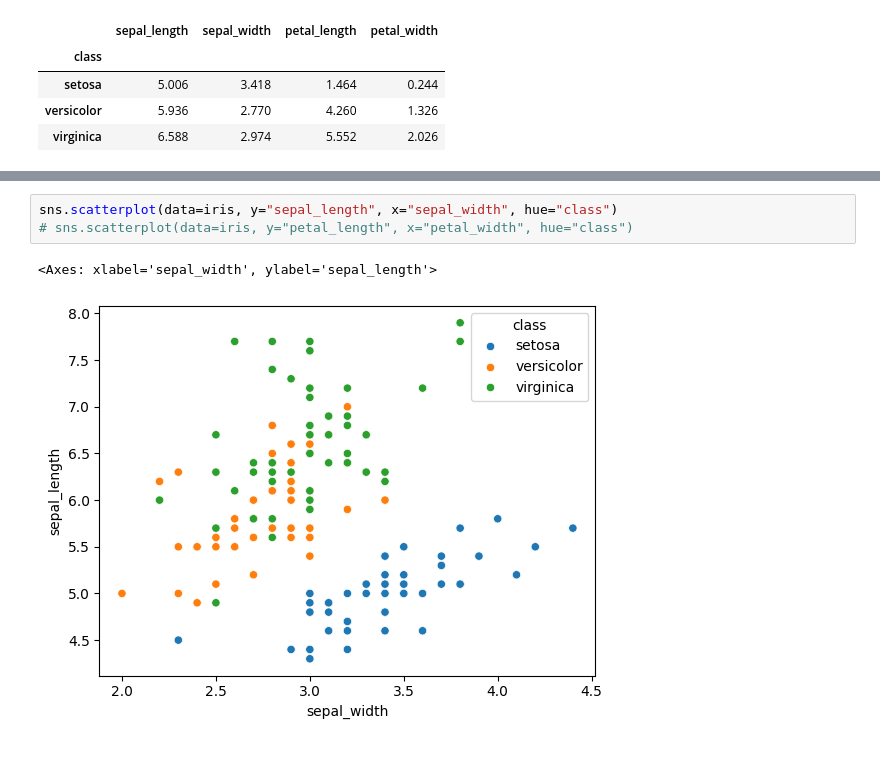
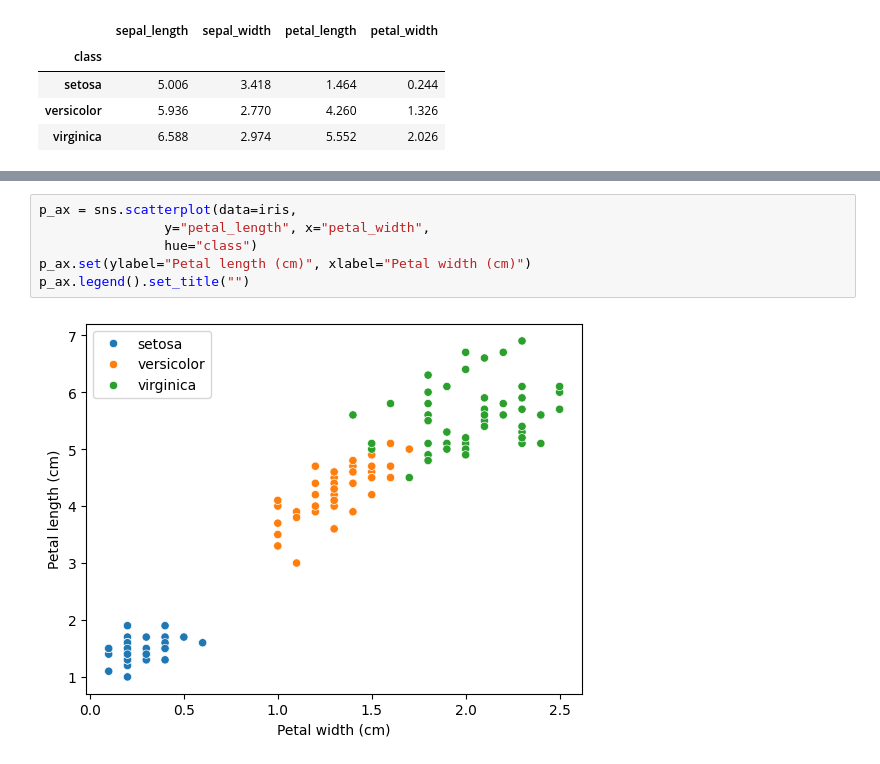
Before and after one commit to Crudeerz/Statistik-Rasmus-Berghall, a Jupyter notebook: Assignment/Code/analysis.ipynb, the cells around one changed output, grey strips where cells are left out. Cells and saved outputs as stored; diff of their text form.

Commit message:
Plots for petal measures

```diff
--- a/Assignment/Code/analysis.ipynb
+++ b/Assignment/Code/analysis.ipynb
@@ -88,6 +162,8 @@ Making a scatterplot to easier see the variation between the species.
 # %%
-sns.scatterplot(data=iris, y="sepal_length", x="sepal_width", hue="class")
-# sns.scatterplot(data=iris, y="petal_length", x="petal_width", hue="class")
+p_ax = sns.scatterplot(data=iris,
+                y="petal_length", x="petal_width",
+                hue="class")
+p_ax.set(ylabel="Petal length (cm)", xlabel="Petal width (cm)")
+p_ax.legend().set_title("")
 # %% [output]
-<Axes: xlabel='sepal_width', ylabel='sepal_length'>
-[figure, old version]
+[figure, new version]
```
Also changed, not shown: parts of 10 cells of this notebook.
